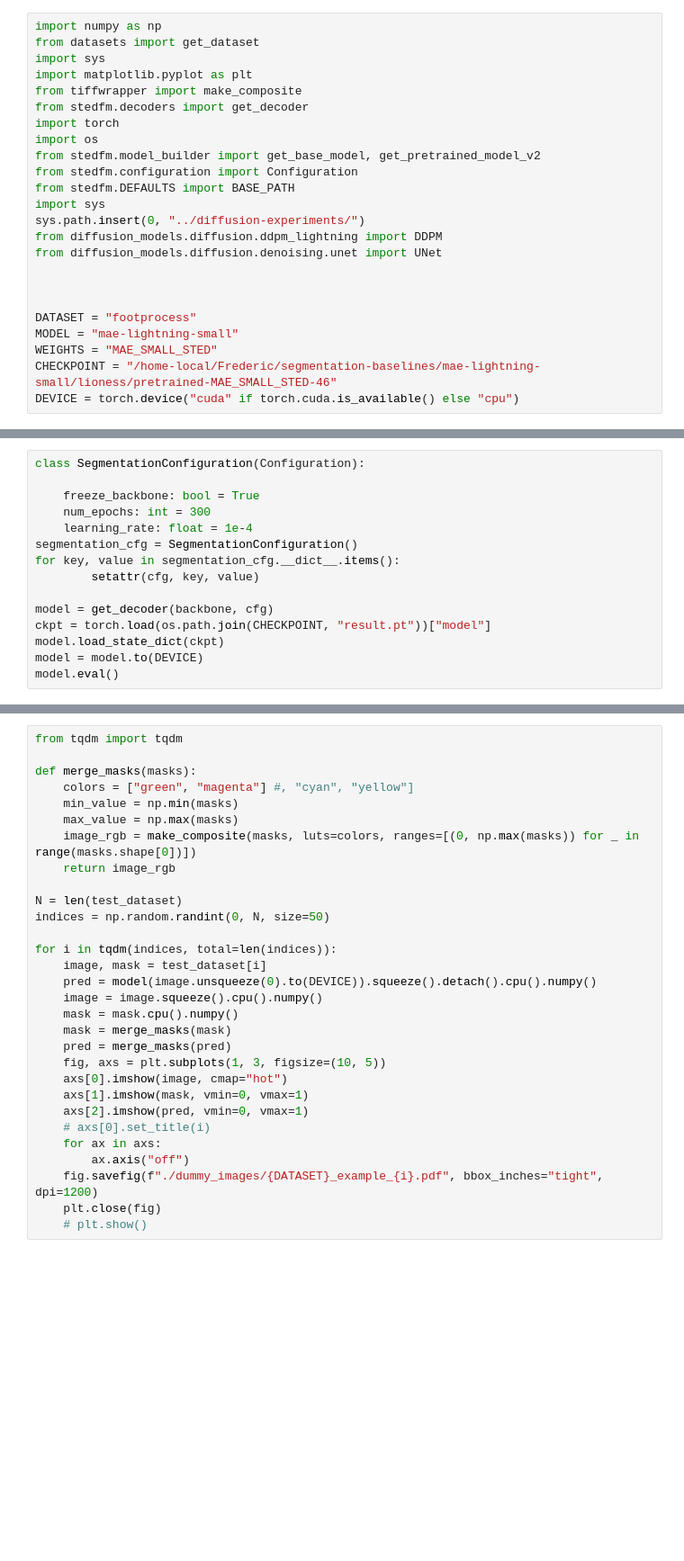
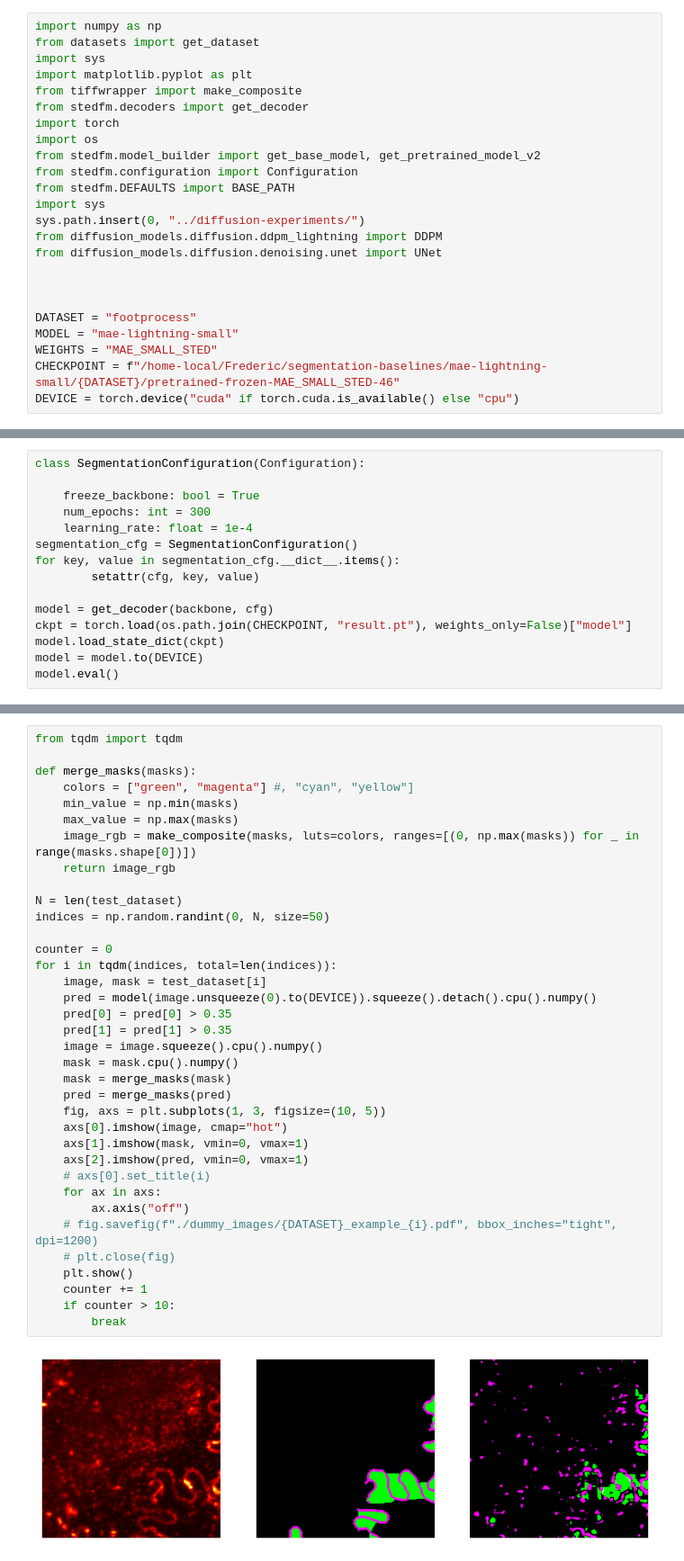
Before and after one commit to FLClab/STED-FM, a Jupyter notebook: experiments/segmentation-experiments/datasets_overview.ipynb, the cells around one changed output, grey strips where cells are left out. Shown at 90% size. Saved outputs shown, nothing was run; the diff lists cells and outputs as text; blank space fills up the shorter version.

```diff
--- a/experiments/segmentation-experiments/datasets_overview.ipynb
+++ b/experiments/segmentation-experiments/datasets_overview.ipynb
@@ -20,7 +20,7 @@ from diffusion_models.diffusion.denoising.unet import UNet
 DATASET = "footprocess"
 MODEL = "mae-lightning-small"
 WEIGHTS = "MAE_SMALL_STED"
-CHECKPOINT = "/home-local/Frederic/segmentation-baselines/mae-lightning-small/lioness/pretrained-MAE_SMALL_STED-46"
+CHECKPOINT = f"/home-local/Frederic/segmentation-baselines/mae-lightning-small/{DATASET}/pretrained-frozen-MAE_SMALL_STED-46"
 DEVICE = torch.device("cuda" if torch.cuda.is_available() else "cpu")
 # %%
 backbone, cfg = get_pretrained_model_v2(MODEL, WEIGHTS)
@@ -41,7 +49,7 @@ for key, value in segmentation_cfg.__dict__.items():
         setattr(cfg, key, value)
 
 model = get_decoder(backbone, cfg)
-ckpt = torch.load(os.path.join(CHECKPOINT, "result.pt"))["model"]
+ckpt = torch.load(os.path.join(CHECKPOINT, "result.pt"), weights_only=False)["model"]
 model.load_state_dict(ckpt)
 model = model.to(DEVICE)
 model.eval()
@@ -69,30 +77,38 @@ ViTSegmentationClassifier(
 # %%
 from tqdm import tqdm
 
 def merge_masks(masks):
     colors = ["green", "magenta"] #, "cyan", "yellow"]
     min_value = np.min(masks)
     max_value = np.max(masks)
     image_rgb = make_composite(masks, luts=colors, ranges=[(0, np.max(masks)) for _ in range(masks.shape[0])])
     return image_rgb
 
 N = len(test_dataset)
 indices = np.random.randint(0, N, size=50)
 
+counter = 0
 for i in tqdm(indices, total=len(indices)):
     image, mask = test_dataset[i]
     pred = model(image.unsqueeze(0).to(DEVICE)).squeeze().detach().cpu().numpy()
+    pred[0] = pred[0] > 0.35
+    pred[1] = pred[1] > 0.35
     image = image.squeeze().cpu().numpy()
     mask = mask.cpu().numpy()
     mask = merge_masks(mask)
     pred = merge_masks(pred)
     fig, axs = plt.subplots(1, 3, figsize=(10, 5))
     axs[0].imshow(image, cmap="hot")
     axs[1].imshow(mask, vmin=0, vmax=1)
     axs[2].imshow(pred, vmin=0, vmax=1)
     # axs[0].set_title(i)
     for ax in axs:
         ax.axis("off")
-    fig.savefig(f"./dummy_images/{DATASET}_example_{i}.pdf", bbox_inches="tight", dpi=1200)
-    plt.close(fig)
-    # plt.show()
+    # fig.savefig(f"./dummy_images/{DATASET}_example_{i}.pdf", bbox_inches="tight", dpi=1200)
+    # plt.close(fig)
+    plt.show()
+    counter += 1
+    if counter > 10:
+        break
+# %% [output]
+[figure, added]
```
Also changed, not shown: parts of 3 cells of this notebook, 2 other files.
